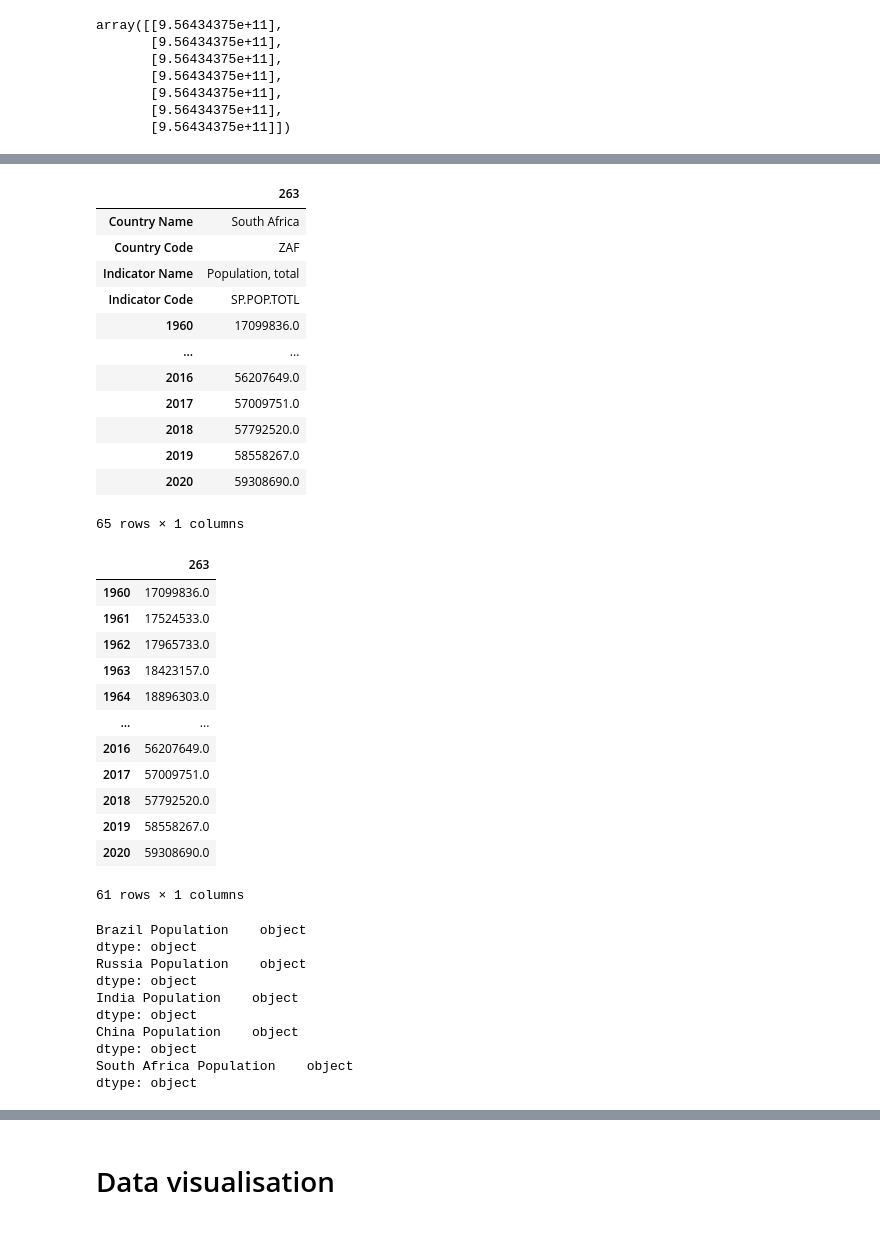
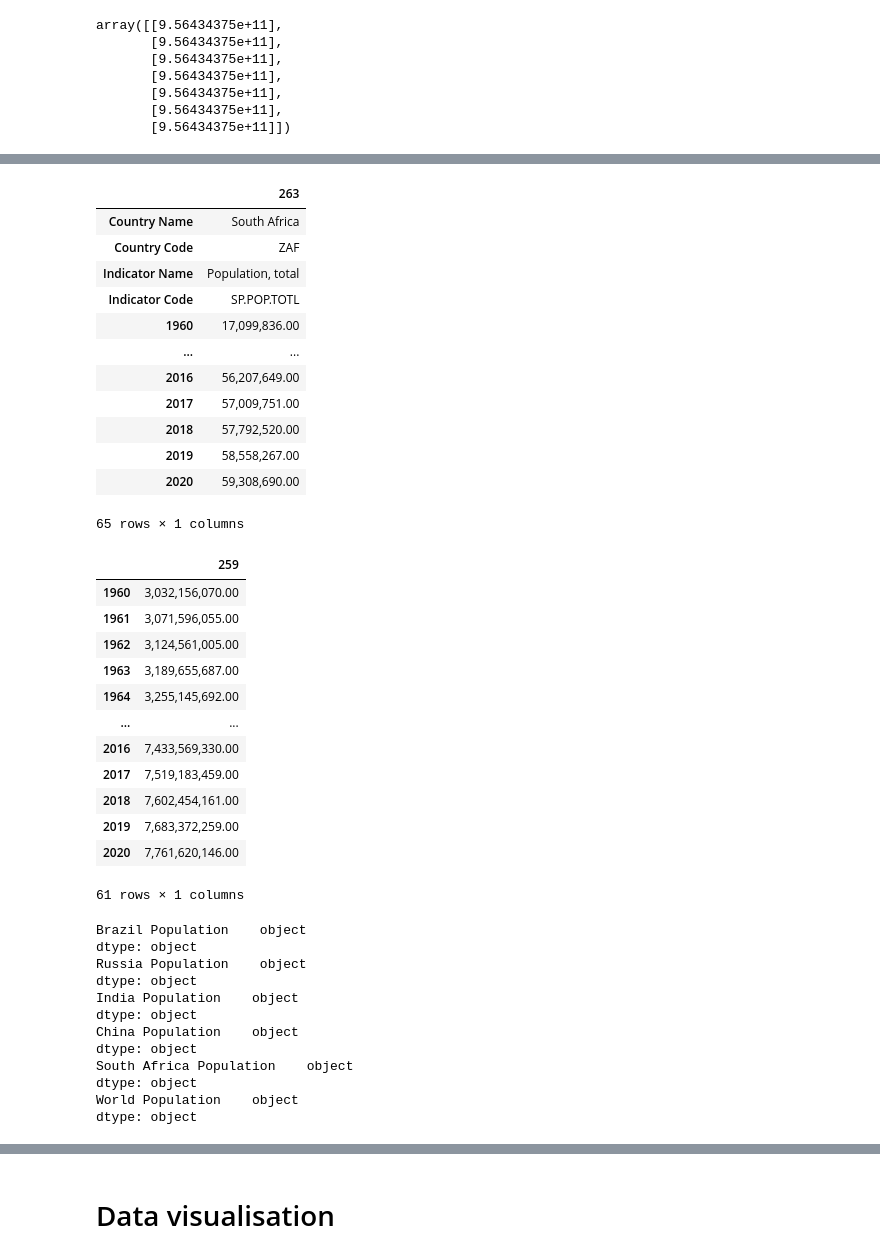
Before and after one commit to NigelGondo/Portfolio_Projects, a Jupyter notebook: Regression analysis of extreme poverty and GDP per Capita.ipynb, the cells around one changed output, grey strips where cells are left out. Cells and saved outputs as stored; diff of their text form; code cells hidden in the pictures.

```diff
--- a/Regression analysis of extreme poverty and GDP per Capita.ipynb
+++ b/Regression analysis of extreme poverty and GDP per Capita.ipynb
@@ -10,7 +10,6 @@ GDP per Capita is a financial metric that breaks down a country's economic outpu
 #Import relevant libraries
 import pandas as pd
 import numpy as np
-import plotly.express as px
 from sklearn.model_selection import train_test_split
 from sklearn.linear_model import LinearRegression
 from sklearn.impute import KNNImputer
@@ -20,3 +19,4 @@ import seaborn as sns
 sns.set()
 sns.set_style('white')
 plt.rcParams.update({'figure.figsize':(15,10), 'figure.dpi':100})
+pd.options.display.float_format = '{:,.2f}'.format
@@ -225,5 +219,5 @@ df_pop_rsa = df_pop[df_pop['Country Name'] == 'South Africa']
 # %%
-#transposing the data frames so they display correctly
+#Extracting the BRICS population data into seperate data frames and transposing the data frames so they display correctly
 df_pop_bra = df_pop[df_pop['Country Name'] == 'Brazil']
 df_pop_bra = df_pop_bra.T
 
@@ -238,6 +232,9 @@ df_pop_chi = df_pop_chi.T
 
 df_pop_rsa = df_pop[df_gdp['Country Name'] == 'South Africa']
 df_pop_rsa = df_pop_rsa.T
+
+df_pop_world = df_pop[df_gdp['Country Name'] == 'World']
+df_pop_world = df_pop_world.T
 # %%
 #Checking if dataframes are transposed
 df_pop_rsa
@@ -247,13 +244,13 @@ df_pop_rsa
 | Country Code | ZAF |
 | Indicator Name | Population, total |
 | Indicator Code | SP.POP.TOTL |
-| 1960 | 17099836.0 |
+| 1960 | 17,099,836.00 |
 | ... | ... |
-| 2016 | 56207649.0 |
-| 2017 | 57009751.0 |
-| 2018 | 57792520.0 |
-| 2019 | 58558267.0 |
-| 2020 | 59308690.0 |
+| 2016 | 56,207,649.00 |
+| 2017 | 57,009,751.00 |
+| 2018 | 57,792,520.00 |
+| 2019 | 58,558,267.00 |
+| 2020 | 59,308,690.00 |
 65 rows × 1 columns
 # %%
 #Dropping unnecessary rows
@@ -262,22 +259,23 @@ df_pop_rus_clean = df_pop_rus.drop(['Country Name', 'Country Code', 'Indicator N
 df_pop_ind_clean = df_pop_ind.drop(['Country Name', 'Country Code', 'Indicator Name', 'Indicator Code' ], axis=0)
 df_pop_chi_clean = df_pop_chi.drop(['Country Name', 'Country Code', 'Indicator Name', 'Indicator Code' ], axis=0)
 df_pop_rsa_clean = df_pop_rsa.drop(['Country Name', 'Country Code', 'Indicator Name', 'Indicator Code' ], axis=0)
+df_pop_world_clean = df_pop_world.drop(['Country Name', 'Country Code', 'Indicator Name', 'Indicator Code' ], axis=0)
 # %%
 #Checking if unnecessary rows are removed
-df_pop_rsa_clean
+df_pop_world_clean
 # %% [output]
-|  | 263 |
-| 1960 | 17099836.0 |
-| 1961 | 17524533.0 |
-| 1962 | 17965733.0 |
-| 1963 | 18423157.0 |
-| 1964 | 18896303.0 |
+|  | 259 |
+| 1960 | 3,032,156,070.00 |
+| 1961 | 3,071,596,055.00 |
+| 1962 | 3,124,561,005.00 |
+| 1963 | 3,189,655,687.00 |
+| 1964 | 3,255,145,692.00 |
 | ... | ... |
-| 2016 | 56207649.0 |
-| 2017 | 57009751.0 |
-| 2018 | 57792520.0 |
-| 2019 | 58558267.0 |
-| 2020 | 59308690.0 |
+| 2016 | 7,433,569,330.00 |
+| 2017 | 7,519,183,459.00 |
+| 2018 | 7,602,454,161.00 |
+| 2019 | 7,683,372,259.00 |
+| 2020 | 7,761,620,146.00 |
 61 rows × 1 columns
 # %%
 #Renaming column names
@@ -298,10 +299,11 @@ df_pop_rsa_clean.index.names = ['Year']
 # %%
-#Checking in data dtyes
+#Checking data types
 print(df_pop_bra_clean.dtypes)
 print(df_pop_rus_clean.dtypes)
 print(df_pop_ind_clean.dtypes)
 print(df_pop_chi_clean.dtypes)
 print(df_pop_rsa_clean.dtypes)
+print(df_pop_world_clean.dtypes)
 # %% [output]
 Brazil Population    object
 dtype: object
@@ -313,6 +315,8 @@ China Population    object
 dtype: object
 South Africa Population    object
 dtype: object
+World Population    object
+dtype: object
 # %%
 #Converting the population data to a float data type
 df_pop_bra_clean['Brazil Population'] =pd.to_numeric(df_pop_bra_clean['Brazil Population'])
```
Also changed, not shown: parts of 65 cells of this notebook.
